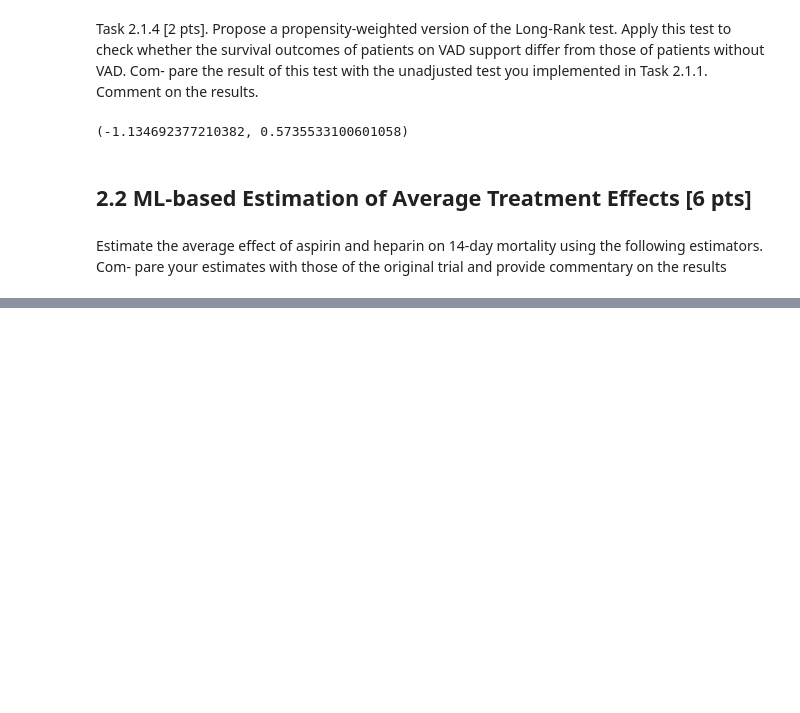
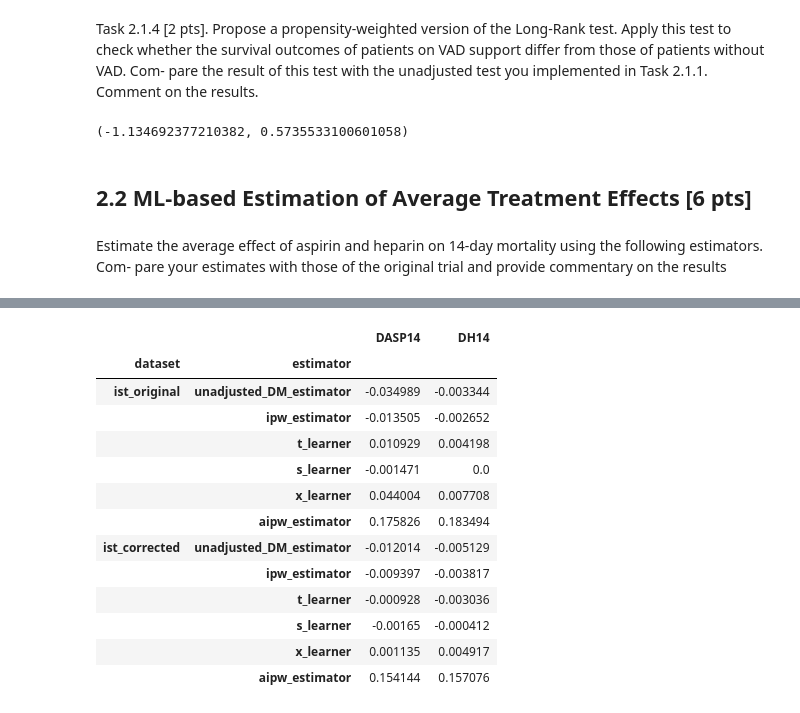
Before and after one commit to furtherAdu/cph-200b, a Jupyter notebook: notebooks/CPH_200B_Project_2_Machine_Learning-based_Causal_Effect_Estimation.ipynb, the cells around one changed output, grey strips where cells are left out. Cells and saved outputs as stored; diff of their text form; code cells hidden in the pictures; blank space fills up the shorter version.

```diff
--- a/notebooks/CPH_200B_Project_2_Machine_Learning-based_Causal_Effect_Estimation.ipynb
+++ b/notebooks/CPH_200B_Project_2_Machine_Learning-based_Causal_Effect_Estimation.ipynb
@@ -142,0 +193,36 @@ Task 2.2.1 [1 pts]. A standard difference-in-means estimator.
+# %%
+# read in data
+ist_corrected = pd.read_csv(dataset_paths['ist_corrected'], sep='\t', encoding='utf-16', usecols=select_ist_cols) # corrected
+ist_original = pd.read_csv(dataset_paths['ist_original'], usecols=select_ist_cols) # observational
+# %%
+ist_corrected, covariates = preprocess_ist(ist_corrected,
+                                           feature_cols=ist_feature_cols,
+                                           untransformed_cols=untransformed_cols,
+                                           heparin_cols=heparin_cols,
+                                           combined_hep_col=combined_hep_col)
+ist_corrected.name = 'ist_corrected'
+
+ist_original, _ = preprocess_ist(ist_original,
+                                feature_cols=ist_feature_cols,
+                                untransformed_cols=untransformed_cols,
+                                heparin_cols=heparin_cols,
+                                combined_hep_col=combined_hep_col)
+ist_original.name = 'ist_original'
+# %%
+# set up results dataframe
+estimators = [unadjusted_DM_estimator, ipw_estimator, t_learner, s_learner, x_learner, aipw_estimator]
+ist_datasets = [ist_original, ist_corrected]
+
+estimator_names = [x.__name__ for x in estimators]
+dataset_names = [x.name for x in ist_datasets]
+
+index = pd.MultiIndex.from_product([dataset_names, estimator_names], names=['dataset', 'estimator'])
+tau_results = pd.DataFrame(index=index, columns=[asp_col, combined_hep_col])
+# %%
+for data, tau_estimator, treatment in product(ist_datasets, estimators, [asp_col, combined_hep_col]):
+    estimator_name = tau_estimator.__name__
+    dataset_name = data.name
+    treatment_observed = ~data[treatment].isna()
+    tau = tau_estimator(data[treatment_observed], treatment_var=treatment, outcome_var=mortality14_col, covariates=covariates)
+    tau_results.loc[(dataset_name, estimator_name), treatment] = tau
+    print(f"{dataset_name} {estimator_name}, avg. effect for {treatment}: {tau}")
@@ -142,0 +247,17 @@ Task 2.2.1 [1 pts]. A standard difference-in-means estimator.
+# %%
+tau_results
+# %% [output]
+|  |  | DASP14 | DH14 |
+| dataset | estimator |  |  |
+| ist_original | unadjusted_DM_estimator | -0.034989 | -0.003344 |
+|  | ipw_estimator | -0.013505 | -0.002652 |
+|  | t_learner | 0.010929 | 0.004198 |
+|  | s_learner | -0.001471 | 0.0 |
+|  | x_learner | 0.044004 | 0.007708 |
+|  | aipw_estimator | 0.175826 | 0.183494 |
+| ist_corrected | unadjusted_DM_estimator | -0.012014 | -0.005129 |
+|  | ipw_estimator | -0.009397 | -0.003817 |
+|  | t_learner | -0.000928 | -0.003036 |
+|  | s_learner | -0.00165 | -0.000412 |
+|  | x_learner | 0.001135 | 0.004917 |
+|  | aipw_estimator | 0.154144 | 0.157076 |
```
Also changed, not shown: parts of 9 cells of this notebook, 5 other files.
